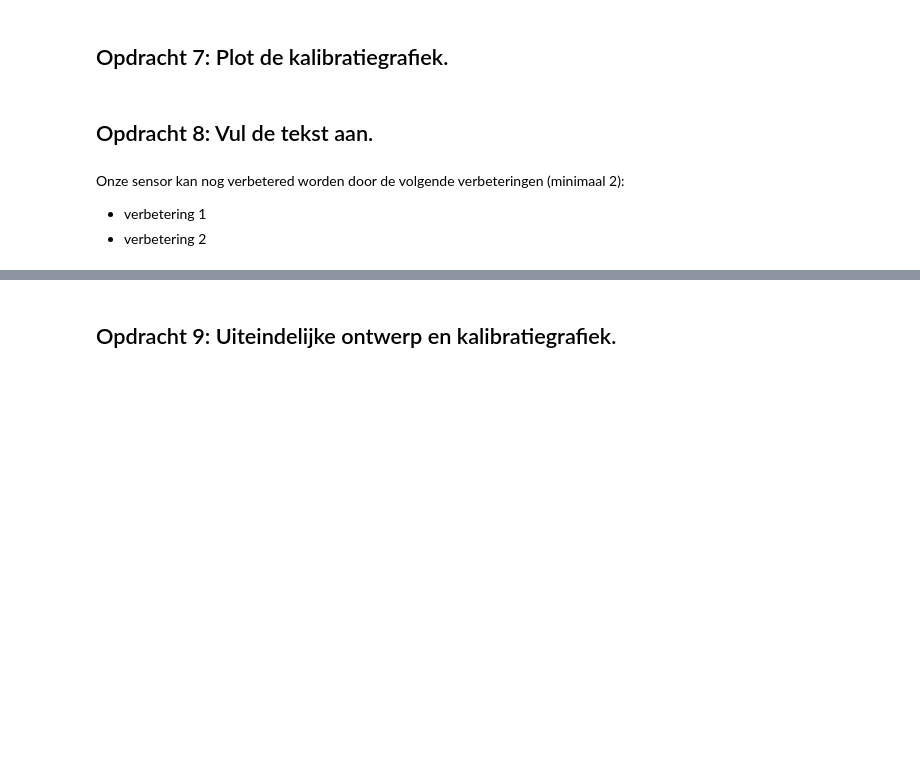
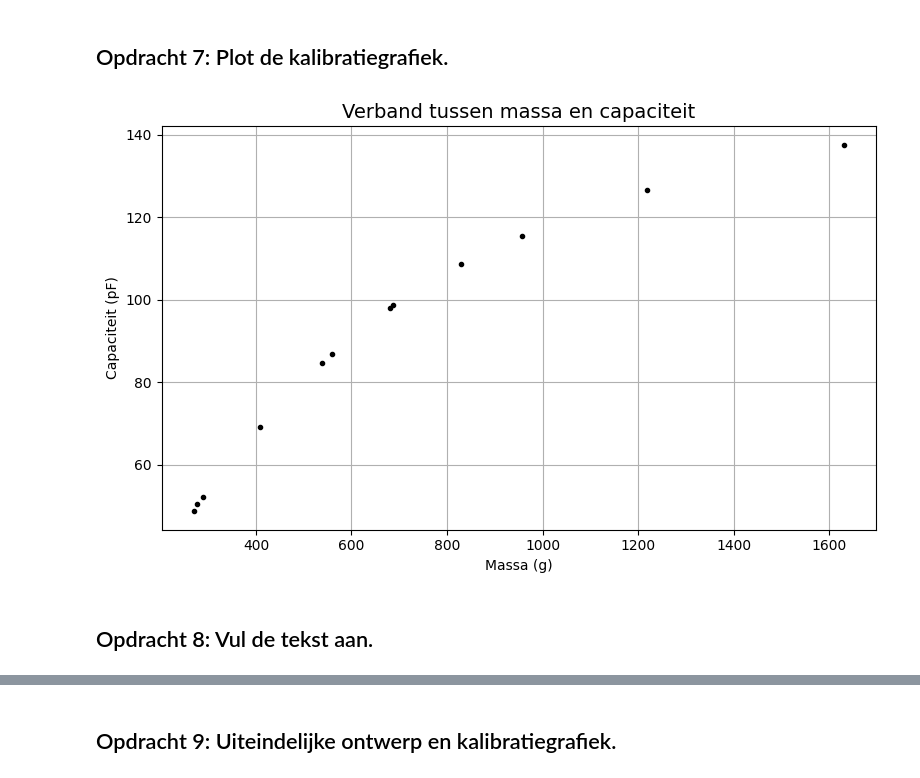
Before and after one commit to fvandeschaft-ai/defd-floor-goed, a Jupyter notebook: FysiekeOntwerpopdrachten/2OntwerpEenSensorCondensator/DEFOntwerpopdracht2OntwerpEenSensorInvulTemplate.ipynb, the cells around one changed output, grey strips where cells are left out. Cells and saved outputs as stored; diff of their text form; code cells hidden in the pictures; blank space fills up the shorter version.

```diff
--- a/FysiekeOntwerpopdrachten/2OntwerpEenSensorCondensator/DEFOntwerpopdracht2OntwerpEenSensorInvulTemplate.ipynb
+++ b/FysiekeOntwerpopdrachten/2OntwerpEenSensorCondensator/DEFOntwerpopdracht2OntwerpEenSensorInvulTemplate.ipynb
@@ -165,7 +213,19 @@ def spons_indruk(A, C, epsilon_r):
+# %%
+# Plot hier je gemeten kalibratiegrafiek en plot in dezelfde figuur ook je verwachte ontwerpgrafiek.
+
+massa = np.array([270.6, 277.2, 409.1, 1630.0, 686.3, 956.9, 289.6, 538.8, 828.4, 560.2, 679.7,1218])
+arduino_waarden = np.array([48.7, 50.4, 69.1, 137.6, 98.8, 115.5, 52.3, 84.6, 108.6, 86.8, 98.1,126.5 ])    #pF
+
+
+plt.figure(figsize=(8,5))
+plt.plot(massa, arduino_waarden, 'k.', label = "verband massa en capaciteit")
+plt.xlabel("Massa (g)", fontsize=10)
+plt.ylabel("Capaciteit (pF)", fontsize=10)
+plt.title("Verband tussen massa en capaciteit", fontsize=14)
+plt.grid(True)
+plt.tight_layout()
+plt.show()
+# %% [output]
+[figure, added]
 # %% [markdown]
 ## Opdracht 8: Vul de tekst aan.
-# %% [markdown]
-Onze sensor kan nog verbetered worden door de volgende verbeteringen (minimaal 2):
-
-* verbetering 1
-* verbetering 2
```
Also changed, not shown: parts of 22 cells of this notebook, 5 other files.
